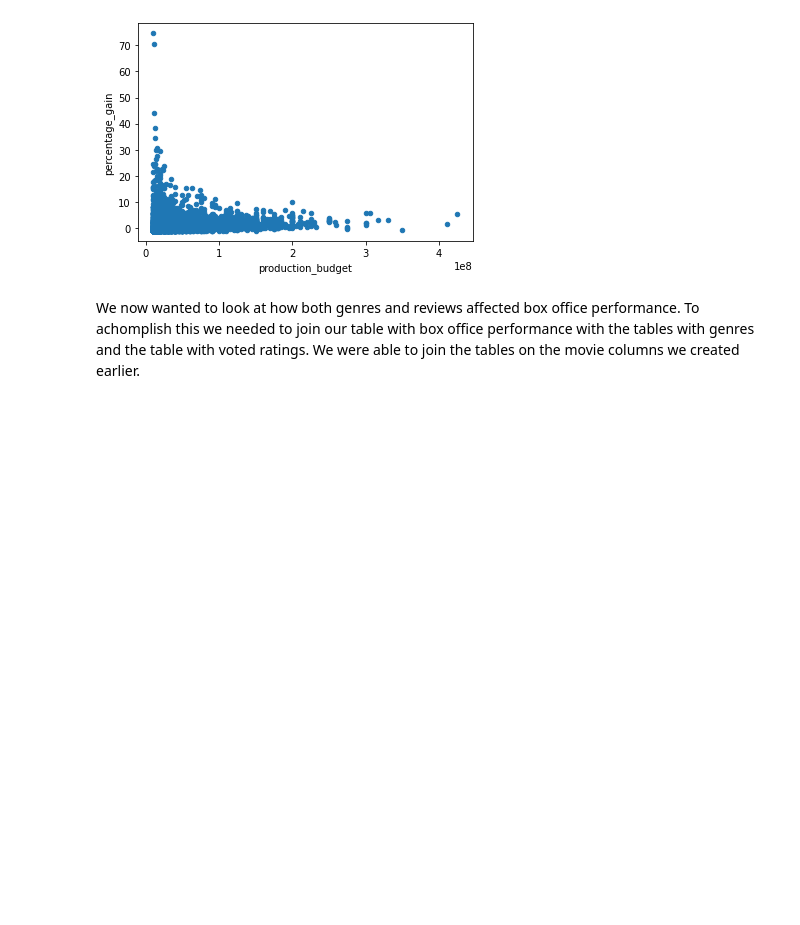
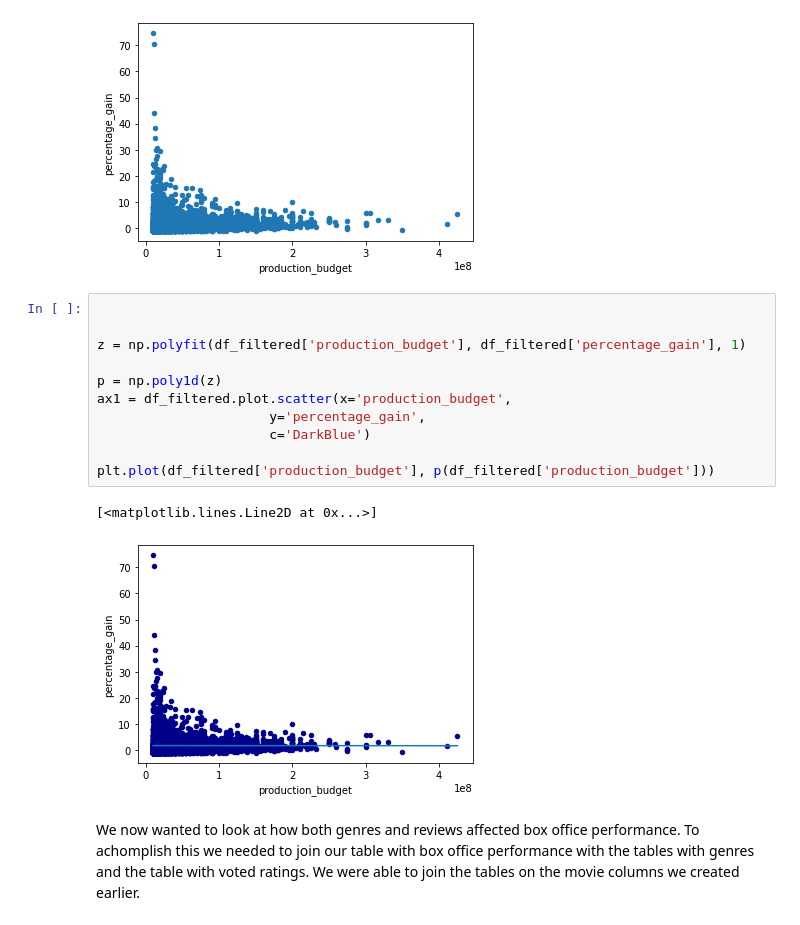
Before and after one commit to crosbyrh/dsc-phase-1-project-v2-4, a Jupyter notebook: student.ipynb, the cells around one changed output. Saved outputs shown, nothing was run; the diff lists cells and outputs as text; blank space fills up the shorter version.

```diff
--- a/student.ipynb
+++ b/student.ipynb
@@ -239,6 +242,20 @@ df_filtered.plot.scatter(x = 'production_budget', y = 'percentage_gain')
 # %% [output]
 <AxesSubplot:xlabel='production_budget', ylabel='percentage_gain'>
 [figure]
+# %%
+
+
+z = np.polyfit(df_filtered['production_budget'], df_filtered['percentage_gain'], 1)
+
+p = np.poly1d(z)
+ax1 = df_filtered.plot.scatter(x='production_budget',
+                      y='percentage_gain',
+                      c='DarkBlue')
+
+plt.plot(df_filtered['production_budget'], p(df_filtered['production_budget']))
+# %% [output]
+[<matplotlib.lines.Line2D at 0x...>]
+[figure, added]
 # %% [markdown]
 We now wanted to look at how both genres and reviews affected box office performance.  To achomplish this we needed to join our table with box office performance with the tables with genres and the table with voted ratings.  We were able to join the tables on the movie columns we created earlier.
 # %%
```
Also changed, not shown: parts of 10 cells of this notebook.
